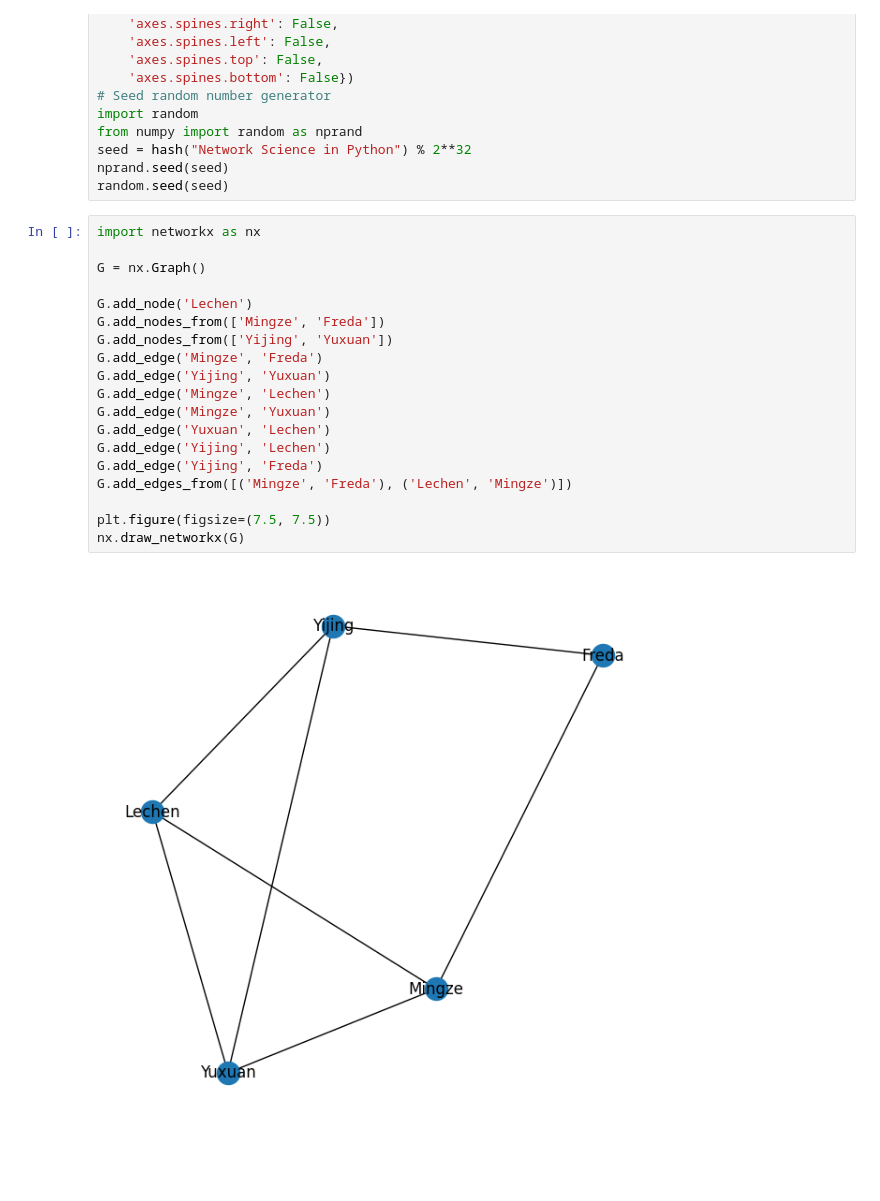
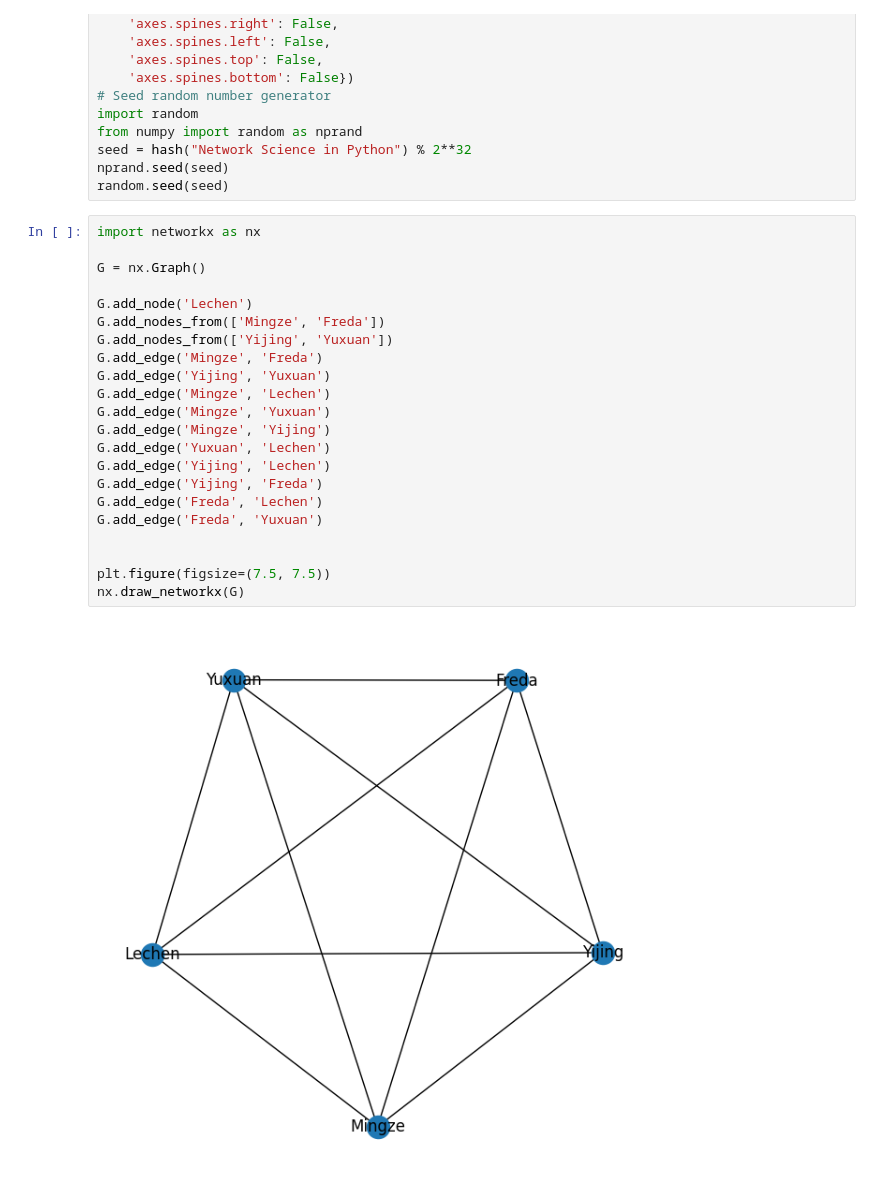
Before and after one commit to FuzzyEasy/MSSP-6070, a Jupyter notebook: Week_Activity_10.ipynb, the cells around one changed output. Cells and saved outputs as stored; diff of their text form; blank space fills up the shorter version.

```diff
--- a/Week_Activity_10.ipynb
+++ b/Week_Activity_10.ipynb
@@ -24,21 +24,24 @@ random.seed(seed)
 # %%
 import networkx as nx
 
 G = nx.Graph()
 
 G.add_node('Lechen')
 G.add_nodes_from(['Mingze', 'Freda'])
 G.add_nodes_from(['Yijing', 'Yuxuan'])
 G.add_edge('Mingze', 'Freda')
 G.add_edge('Yijing', 'Yuxuan')
 G.add_edge('Mingze', 'Lechen')
 G.add_edge('Mingze', 'Yuxuan')
+G.add_edge('Mingze', 'Yijing')
 G.add_edge('Yuxuan', 'Lechen')
 G.add_edge('Yijing', 'Lechen')
 G.add_edge('Yijing', 'Freda')
-G.add_edges_from([('Mingze', 'Freda'), ('Lechen', 'Mingze')])
+G.add_edge('Freda', 'Lechen')
+G.add_edge('Freda', 'Yuxuan')
+
 
 plt.figure(figsize=(7.5, 7.5))
 nx.draw_networkx(G)
 # %% [output]
-[figure, old version]
+[figure, new version]
```
